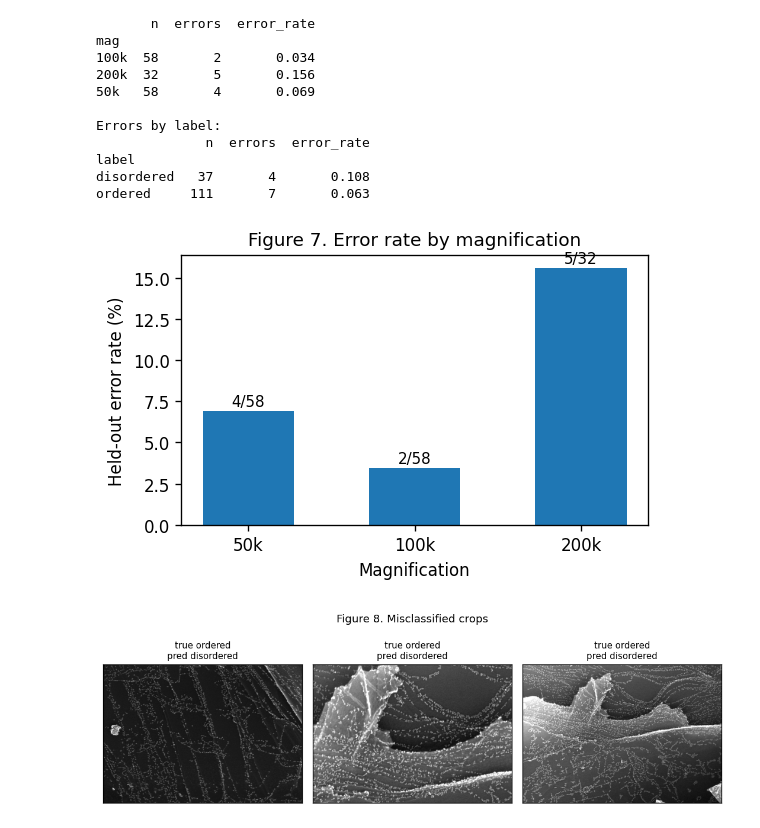
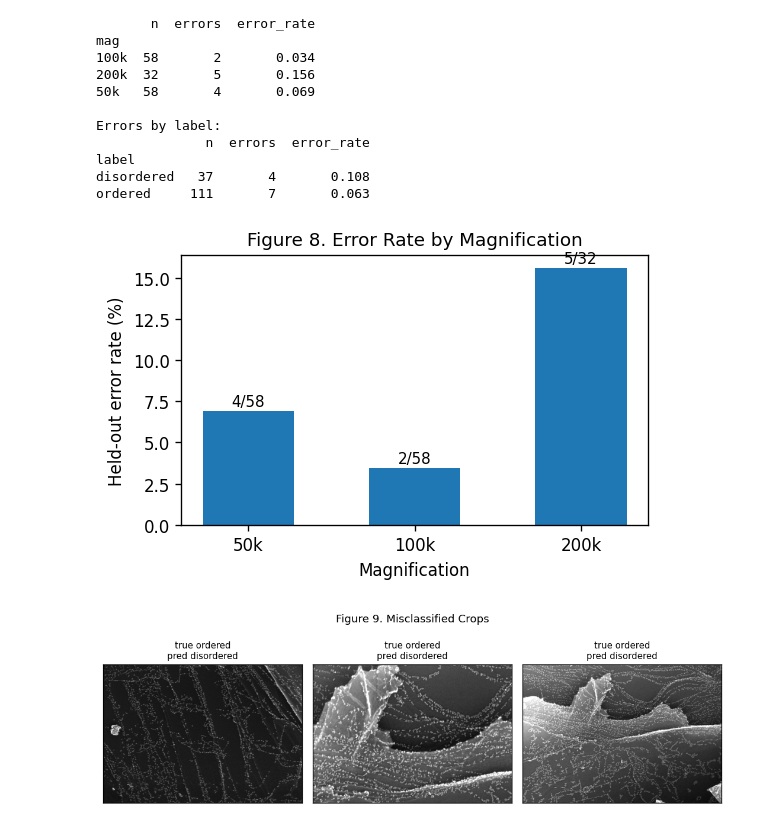
Before and after one commit to JPCodes44/MSE446_Nanoparticle_Ordering, a Jupyter notebook: Nanoparticle_Ordering.ipynb, the cells around one changed output. Saved outputs shown, nothing was run; the diff lists cells and outputs as text; code cells hidden in the pictures.

```diff
--- a/Nanoparticle_Ordering.ipynb
+++ b/Nanoparticle_Ordering.ipynb
@@ -601,20 +617,21 @@ basic+morphology             svc_rbf          0.859         0.052         0.764
 
 Majority-baseline macro F1 (mean over splits): 0.408
 # %%
-# Figure 4 compares the three feature families across the three models.
-model_order, nice = ["logistic_regression", "random_forest", "svc_rbf"], ["Logistic\nregression", "Random\nforest", "RBF\nSVM"]
+# Figure 5 compares the three feature families across the three models.
+model_order, nice = ["logistic_regression", "random_forest", "svc_rbf"], ["Logistic\nRegression", "Random\nForest", "RBF\nSVM"]
 fam_color = {"basic": "#bcbcbc", "basic+hog": "#f0a35e", "basic+morphology": "#1f77b4"}
+fam_label = {"basic": "Basic", "basic+hog": "Basic and HOG", "basic+morphology": "Basic and morphology"}
 piv = ablation.set_index(["family", "model"])
 fig, ax = plt.subplots(figsize=(7.2, 4.0))
 x, width = np.arange(len(model_order)), 0.26
 for i, fam in enumerate(["basic", "basic+hog", "basic+morphology"]):
     means = [piv.loc[(fam, m), "macro_f1_mean"] for m in model_order]
     errs = [piv.loc[(fam, m), "macro_f1_std"] for m in model_order]
-    ax.bar(x + (i - 1) * width, means, width, yerr=errs, capsize=3, label=fam, color=fam_color[fam])
-ax.axhline(0.80, color="#d62728", ls="--", lw=1, label="hypothesis target 0.80")
+    ax.bar(x + (i - 1) * width, means, width, yerr=errs, capsize=3, label=fam_label[fam], color=fam_color[fam])
+ax.axhline(0.80, color="#d62728", ls="--", lw=1, label="Hypothesis target 0.80")
 ax.set_xticks(x); ax.set_xticklabels(nice); ax.set_ylim(0.3, 1.0)
-ax.set_ylabel(f"Macro F1 (mean ± std, {n_splits} splits)")
-ax.set_title("Figure 4. Feature ablation over group-aware splits", fontsize=11)
+ax.set_ylabel("Macro F1")
+ax.set_title("Figure 5. Feature Ablation over Group-Aware Splits", fontsize=11)
 ax.legend(fontsize=8, ncol=2, loc="lower center")
-fig.tight_layout(); fig.savefig(FIG_DIR / "fig4_ablation.png"); plt.show()
+fig.tight_layout(); fig.savefig(FIG_DIR / "fig5_ablation.png"); plt.show()
 # %% [output]
@@ -845,29 +857,29 @@ label
 disordered   37       4       0.108
 ordered     111       7       0.063
 # %%
-# Figure 7 shows the held-out error rate by magnification.
+# Figure 8 shows the held-out error rate by magnification.
 mag_tab = (test_meta.groupby("mag").agg(n=("correct", "size"), errors=("correct", lambda s: int((~s).sum())))
            .reindex(["50k", "100k", "200k"]))
 mag_tab["rate"] = 100 * mag_tab["errors"] / mag_tab["n"]
 fig, ax = plt.subplots(figsize=(4.8, 3.2))
 ax.bar(mag_tab.index, mag_tab["rate"], color="#1f77b4", width=0.55)
 for i, (e, n) in enumerate(zip(mag_tab["errors"], mag_tab["n"])):
     ax.text(i, mag_tab["rate"].iloc[i] + 0.3, f"{e}/{n}", ha="center", fontsize=9)
 ax.set_xlabel("Magnification"); ax.set_ylabel("Held-out error rate (%)")
-ax.set_title("Figure 7. Error rate by magnification", fontsize=11)
-fig.tight_layout(); fig.savefig(FIG_DIR / "fig7_error_by_mag.png"); plt.show()
+ax.set_title("Figure 8. Error Rate by Magnification", fontsize=11)
+fig.tight_layout(); fig.savefig(FIG_DIR / "fig8_error_by_mag.png"); plt.show()
 
-# Figure 8 shows a few misclassified crops, which tend to be borderline images.
+# Figure 9 shows a few misclassified crops, which tend to be borderline images.
 wrong = test_meta[~test_meta["correct"]].head(3)
 if len(wrong):
     fig, axes = plt.subplots(1, len(wrong), figsize=(3.0 * len(wrong), 3.2))
     for ax, (_, row) in zip(np.atleast_1d(axes), wrong.iterrows()):
         with Image.open(row["path"]) as im:
             ax.imshow(np.asarray(im.convert("L")), cmap="gray")
         ax.set_xticks([]); ax.set_yticks([])
         ax.set_title(f"true {row['label']}\npred {row['predicted']}", fontsize=9)
-    fig.suptitle("Figure 8. Misclassified crops", fontsize=11)
-    fig.tight_layout(); fig.savefig(FIG_DIR / "fig8_misclassified.png"); plt.show()
+    fig.suptitle("Figure 9. Misclassified Crops", fontsize=11)
+    fig.tight_layout(); fig.savefig(FIG_DIR / "fig9_misclassified.png"); plt.show()
 # %% [output]
-[figure, old version]
+[figure, new version]
 [figure]
```
Also changed, not shown: parts of 21 cells of this notebook.
